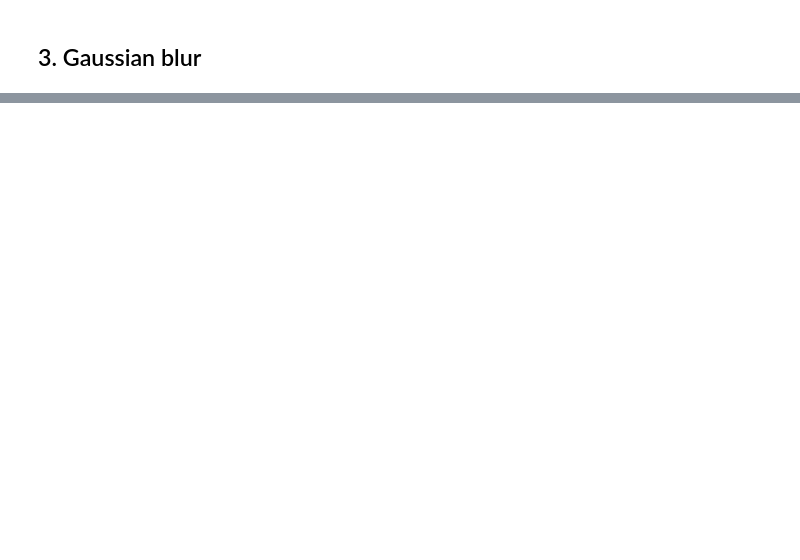
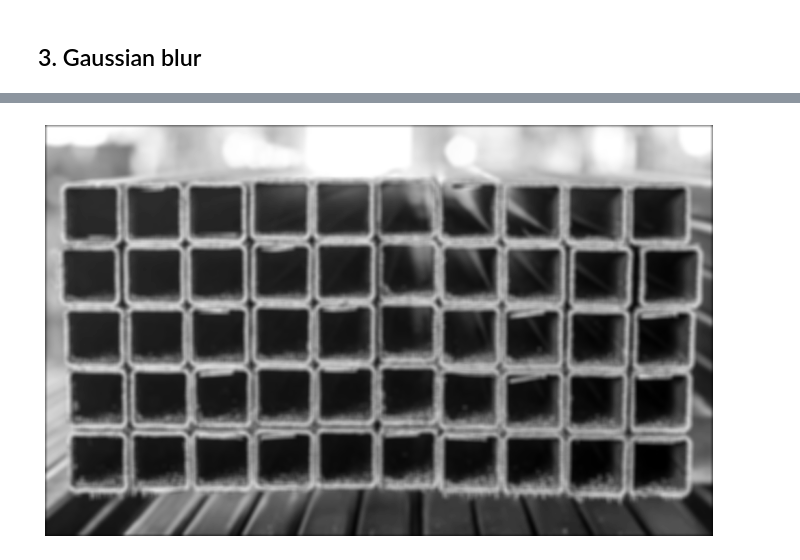
Before and after one commit to MatiXOfficial/pattern-recognition-techniques, a Jupyter notebook: lab2/lab2.ipynb, the cells around one changed output, grey strips where cells are left out. Saved outputs shown, nothing was run; the diff lists cells and outputs as text; code cells hidden in the pictures; blank space fills up the shorter version.

```diff
--- a/lab2/lab2.ipynb
+++ b/lab2/lab2.ipynb
@@ -51,2 +61,5 @@ show_and_save(gray_image, 'grayscale_image')
 # %% [markdown]
 ## 3. Gaussian blur
+# %%
+N_BLUR = 9
+SIGMA = 3.5
@@ -52,0 +79,9 @@ show_and_save(gray_image, 'grayscale_image')
+# %%
+blur_conv = tf.keras.layers.Conv2D(1, (N_BLUR, N_BLUR),
+                                   strides=(1, 1),
+                                   padding='same',
+                                   kernel_initializer=tf.keras.initializers.Constant(gaussian_kernel(N_BLUR, sigma=SIGMA)))
+blurred_image = blur_conv(np.array([gray_image]))[0]
+show_and_save(blurred_image, 'blurred_image')
+# %% [output]
+[figure, added]
```
Also changed, not shown: parts of 29 cells of this notebook, 44 other files.
